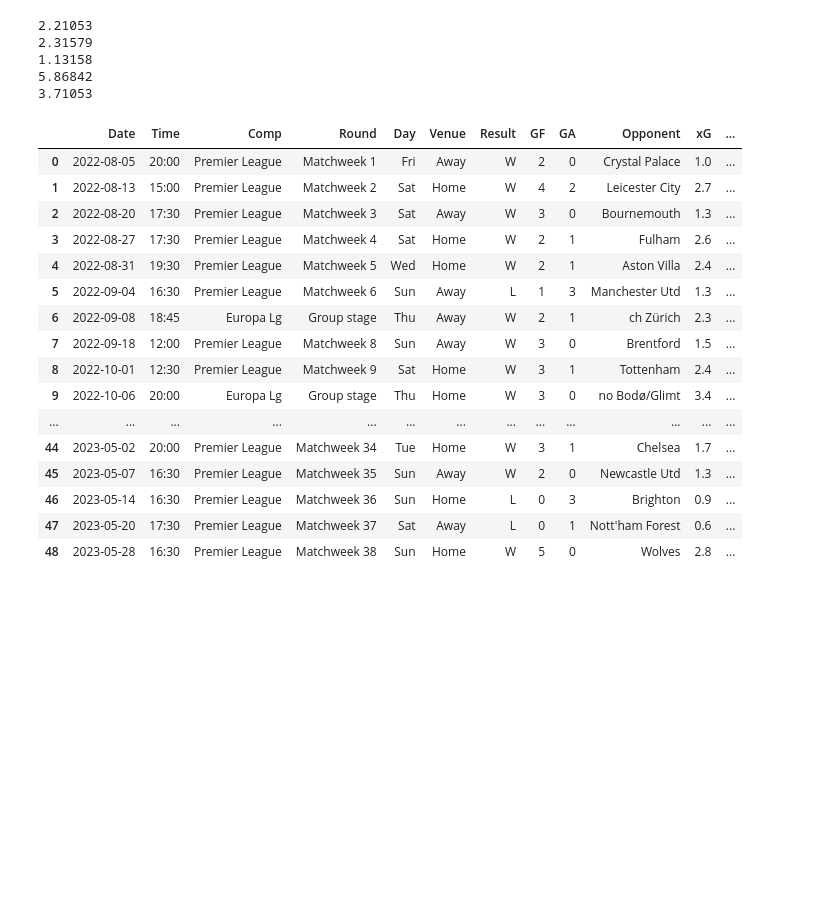
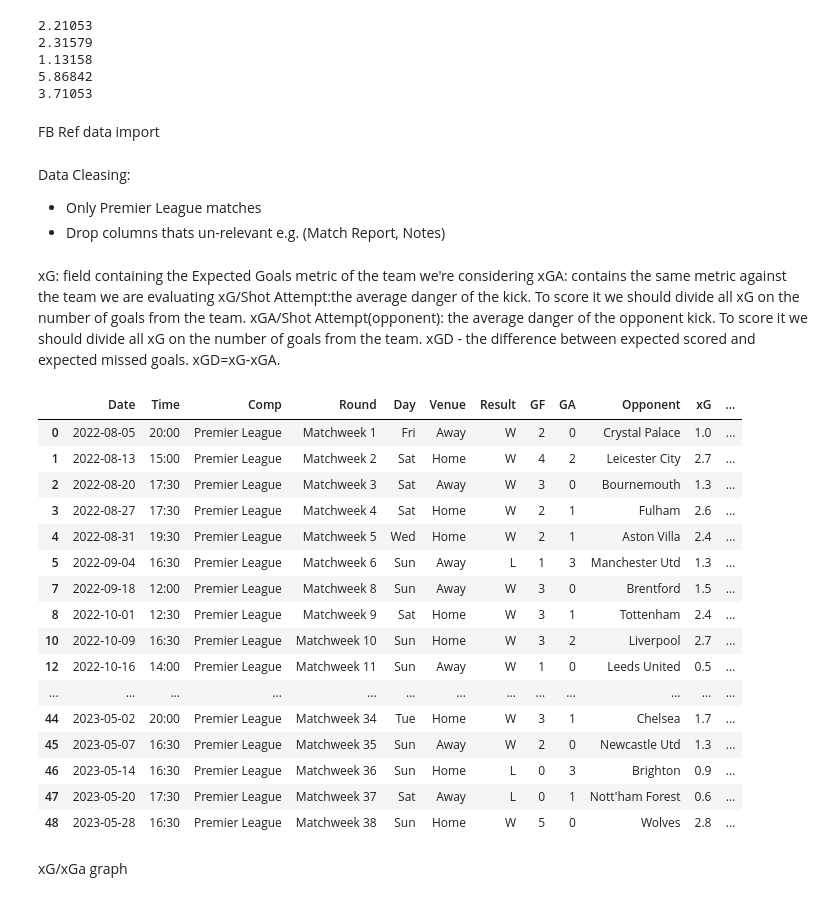
Before and after one commit to adjsium/Arsenal-22-23, a Jupyter notebook: Arsenal notebook.ipynb, the cells around one changed output. Drawn from its saved outputs; the diff is of its cells as text; code cells hidden in the pictures; blank space fills up the shorter version.

Commit message:
FBref data cleasing xG/xGa graph init

```diff
--- a/Arsenal notebook.ipynb
+++ b/Arsenal notebook.ipynb
@@ -393,25 +393,49 @@ fig.update_layout(paper_bgcolor='#360568', plot_bgcolor='#5b2a86',
 fig.update_layout(title=dict(
     text="Seasonal Average Statistics", font=dict(size=30)))
 fig.show()
+# %% [markdown]
+FB Ref data import
 # %%
 fb_ref_df = pd.read_html('https://fbref.com/en/squads/18bb7c10/Arsenal-Stats#all_results2022-202391')
+# %% [markdown]
+Data Cleasing:
+- Only Premier League matches
+- Drop columns thats un-relevant e.g. (Match Report, Notes)
+# %% [markdown]
+xG: field containing the Expected Goals metric of the team we're considering
+xGA: contains the same metric against the team we are evaluating
+xG/Shot Attempt:the average danger of the kick. To score it we should divide all xG on the number of goals from the team.
+xGA/Shot Attempt(opponent): the average danger of the opponent kick. To score it we should divide all xG on the number of goals from the team.
+xGD - the difference between expected scored and expected missed goals. xGD=xG-xGA.
 # %%
-fb_ref_df[1]
+a_df_fb_ref = pd.DataFrame(fb_ref_df[1])
+# Premier League matches data only
+a_df_fb_ref = a_df_fb_ref[a_df_fb_ref['Comp'] == 'Premier League']
+# List of columns to drop
+columns_to_drop = ['Referee', 'Match Report', 'Notes']
+
+# Drop the columns from the DataFrame
+a_df_fb_ref = a_df_fb_ref.drop(columns_to_drop, axis=1)
+# Convert xGA to negative as this is indicating Opponent's attack
+a_df_fb_ref['xGA'] = -a_df_fb_ref['xGA']
+a_df_fb_ref
 # %% [output]
 |  | Date | Time | Comp | Round | Day | Venue | Result | GF | GA | Opponent | xG | ... |
 | 0 | 2022-08-05 | 20:00 | Premier League | Matchweek 1 | Fri | Away | W | 2 | 0 | Crystal Palace | 1.0 | ... |
 | 1 | 2022-08-13 | 15:00 | Premier League | Matchweek 2 | Sat | Home | W | 4 | 2 | Leicester City | 2.7 | ... |
 | 2 | 2022-08-20 | 17:30 | Premier League | Matchweek 3 | Sat | Away | W | 3 | 0 | Bournemouth | 1.3 | ... |
 | 3 | 2022-08-27 | 17:30 | Premier League | Matchweek 4 | Sat | Home | W | 2 | 1 | Fulham | 2.6 | ... |
 | 4 | 2022-08-31 | 19:30 | Premier League | Matchweek 5 | Wed | Home | W | 2 | 1 | Aston Villa | 2.4 | ... |
 | 5 | 2022-09-04 | 16:30 | Premier League | Matchweek 6 | Sun | Away | L | 1 | 3 | Manchester Utd | 1.3 | ... |
-| 6 | 2022-09-08 | 18:45 | Europa Lg | Group stage | Thu | Away | W | 2 | 1 | ch Zürich | 2.3 | ... |
 | 7 | 2022-09-18 | 12:00 | Premier League | Matchweek 8 | Sun | Away | W | 3 | 0 | Brentford | 1.5 | ... |
 | 8 | 2022-10-01 | 12:30 | Premier League | Matchweek 9 | Sat | Home | W | 3 | 1 | Tottenham | 2.4 | ... |
-| 9 | 2022-10-06 | 20:00 | Europa Lg | Group stage | Thu | Home | W | 3 | 0 | no Bodø/Glimt | 3.4 | ... |
+| 10 | 2022-10-09 | 16:30 | Premier League | Matchweek 10 | Sun | Home | W | 3 | 2 | Liverpool | 2.7 | ... |
+| 12 | 2022-10-16 | 14:00 | Premier League | Matchweek 11 | Sun | Away | W | 1 | 0 | Leeds United | 0.5 | ... |
 | ... | ... | ... | ... | ... | ... | ... | ... | ... | ... | ... | ... | ... |
 | 44 | 2023-05-02 | 20:00 | Premier League | Matchweek 34 | Tue | Home | W | 3 | 1 | Chelsea | 1.7 | ... |
 | 45 | 2023-05-07 | 16:30 | Premier League | Matchweek 35 | Sun | Away | W | 2 | 0 | Newcastle Utd | 1.3 | ... |
 | 46 | 2023-05-14 | 16:30 | Premier League | Matchweek 36 | Sun | Home | L | 0 | 3 | Brighton | 0.9 | ... |
 | 47 | 2023-05-20 | 17:30 | Premier League | Matchweek 37 | Sat | Away | L | 0 | 1 | Nott'ham Forest | 0.6 | ... |
 | 48 | 2023-05-28 | 16:30 | Premier League | Matchweek 38 | Sun | Home | W | 5 | 0 | Wolves | 2.8 | ... |
+# %% [markdown]
+xG/xGa graph
```
Also changed, not shown: parts of 1 cell of this notebook.
